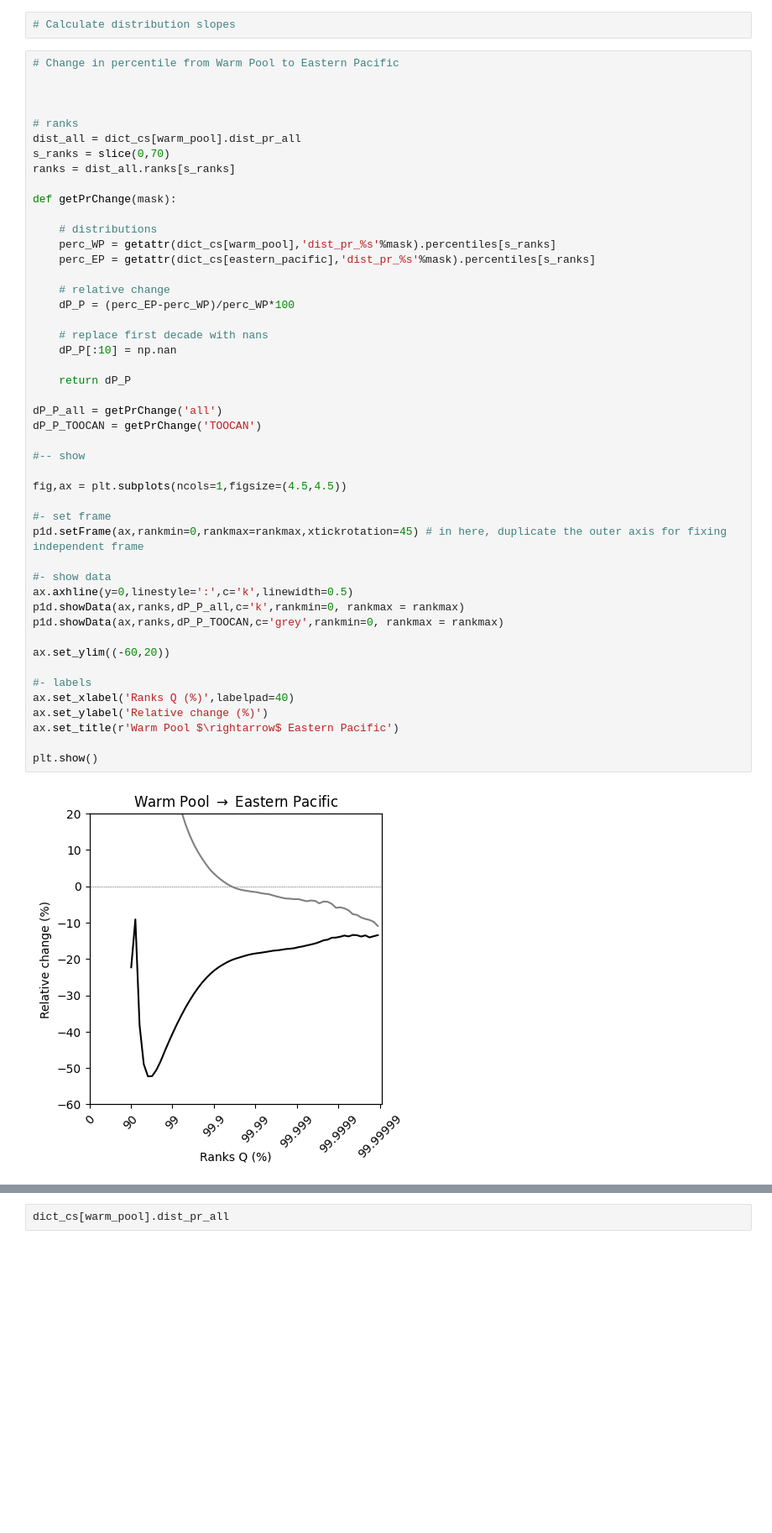
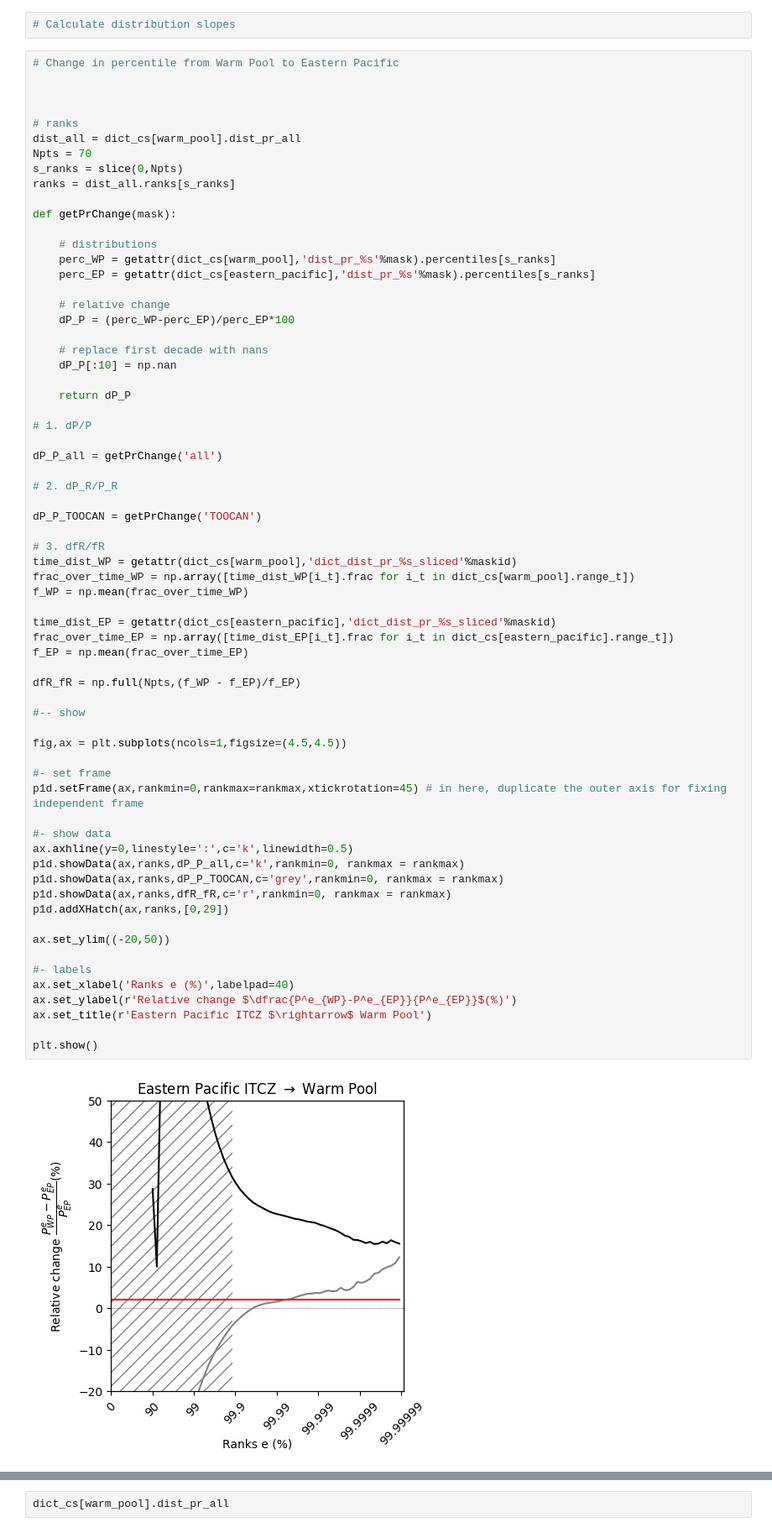
Before and after one commit to bfildier/explore-multiscale-extremes, a Jupyter notebook: scripts/exploreDYAMOND-SAM_regions.ipynb, the cells around one changed output, grey strips where cells are left out. Shown at 84% size. Cells and saved outputs as stored; diff of their text form; blank space fills up the shorter version.

```diff
--- a/scripts/exploreDYAMOND-SAM_regions.ipynb
+++ b/scripts/exploreDYAMOND-SAM_regions.ipynb
@@ -539,7 +579,8 @@ plt.savefig(os.path.join(figdir,'time_var_dP_dfR_%s.pdf'%region),bbox_inches='ti
 
 # ranks
 dist_all = dict_cs[warm_pool].dist_pr_all
-s_ranks = slice(0,70)
+Npts = 70
+s_ranks = slice(0,Npts)
 ranks = dist_all.ranks[s_ranks]
 
 def getPrChange(mask):
@@ -548,36 +589,54 @@ def getPrChange(mask):
     perc_WP = getattr(dict_cs[warm_pool],'dist_pr_%s'%mask).percentiles[s_ranks]
     perc_EP = getattr(dict_cs[eastern_pacific],'dist_pr_%s'%mask).percentiles[s_ranks]
 
     # relative change
-    dP_P = (perc_EP-perc_WP)/perc_WP*100
+    dP_P = (perc_WP-perc_EP)/perc_EP*100
 
     # replace first decade with nans
     dP_P[:10] = np.nan
 
     return dP_P
 
+# 1. dP/P
+
 dP_P_all = getPrChange('all')
+
+# 2. dP_R/P_R
+
 dP_P_TOOCAN = getPrChange('TOOCAN')
+
+# 3. dfR/fR
+time_dist_WP = getattr(dict_cs[warm_pool],'dict_dist_pr_%s_sliced'%maskid)
+frac_over_time_WP = np.array([time_dist_WP[i_t].frac for i_t in dict_cs[warm_pool].range_t])
+f_WP = np.mean(frac_over_time_WP)
+
+time_dist_EP = getattr(dict_cs[eastern_pacific],'dict_dist_pr_%s_sliced'%maskid)
+frac_over_time_EP = np.array([time_dist_EP[i_t].frac for i_t in dict_cs[eastern_pacific].range_t])
+f_EP = np.mean(frac_over_time_EP)
+
+dfR_fR = np.full(Npts,(f_WP - f_EP)/f_EP)
 
 #-- show
 
 fig,ax = plt.subplots(ncols=1,figsize=(4.5,4.5))
 
 #- set frame
 p1d.setFrame(ax,rankmin=0,rankmax=rankmax,xtickrotation=45) # in here, duplicate the outer axis for fixing independent frame
 
 #- show data
 ax.axhline(y=0,linestyle=':',c='k',linewidth=0.5)
 p1d.showData(ax,ranks,dP_P_all,c='k',rankmin=0, rankmax = rankmax)
 p1d.showData(ax,ranks,dP_P_TOOCAN,c='grey',rankmin=0, rankmax = rankmax)
+p1d.showData(ax,ranks,dfR_fR,c='r',rankmin=0, rankmax = rankmax)
+p1d.addXHatch(ax,ranks,[0,29])
 
-ax.set_ylim((-60,20))
+ax.set_ylim((-20,50))
 
 #- labels
-ax.set_xlabel('Ranks Q (%)',labelpad=40)
-ax.set_ylabel('Relative change (%)')
-ax.set_title(r'Warm Pool $\rightarrow$ Eastern Pacific')
+ax.set_xlabel('Ranks e (%)',labelpad=40)
+ax.set_ylabel(r'Relative change $\dfrac{P^e_{WP}-P^e_{EP}}{P^e_{EP}}$(%)')
+ax.set_title(r'Eastern Pacific ITCZ $\rightarrow$ Warm Pool')
 
 plt.show()
 # %% [output]
-[figure, old version]
+[figure, new version]
```
Also changed, not shown: parts of 5 cells of this notebook, 2 other files.
